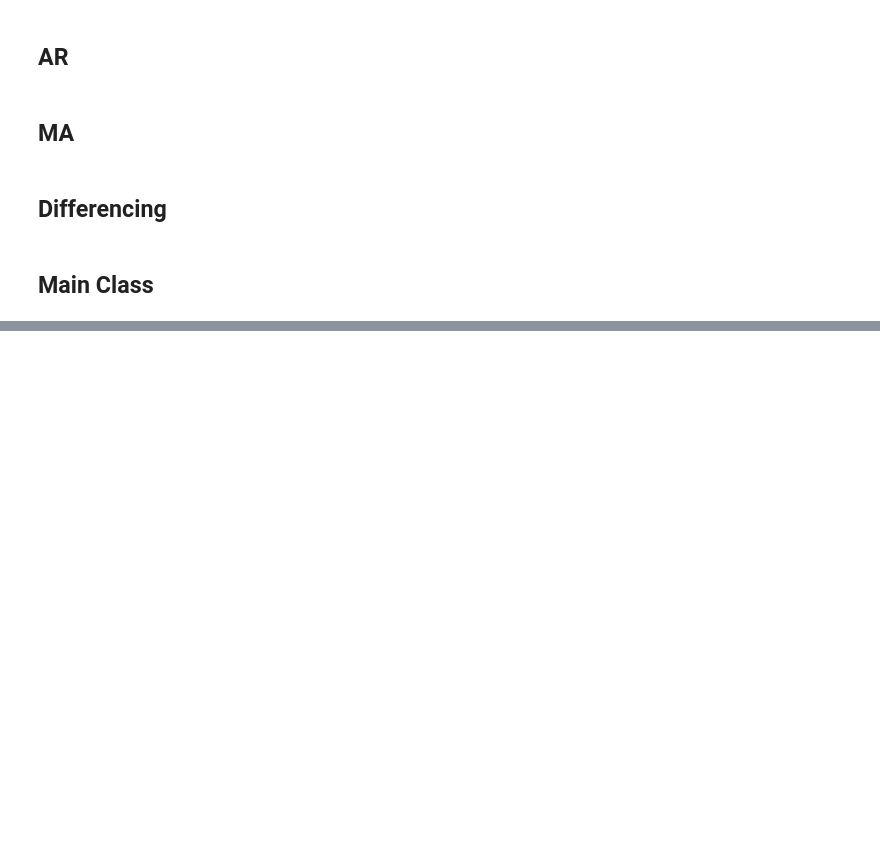
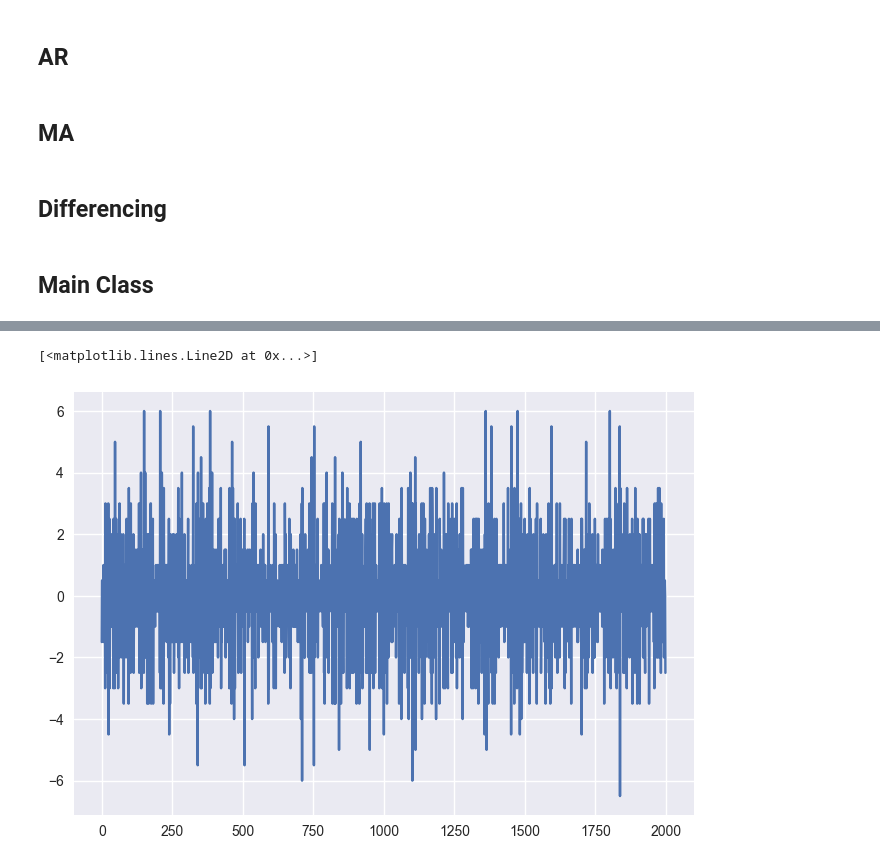
Before and after one commit to kzqiu/imc-2023, a Jupyter notebook: ARIMA/arima_visual.ipynb, the cells around one changed output, grey strips where cells are left out. Saved outputs shown, nothing was run; the diff lists cells and outputs as text; code cells hidden in the pictures; blank space fills up the shorter version.

```diff
--- a/ARIMA/arima_visual.ipynb
+++ b/ARIMA/arima_visual.ipynb
@@ -242,0 +256,5 @@ plt.show()
+# %%
+plt.plot(difference(df_prices))
+# %% [output]
+[<matplotlib.lines.Line2D at 0x...>]
+[figure, added]
```
Also changed, not shown: parts of 10 cells of this notebook.
